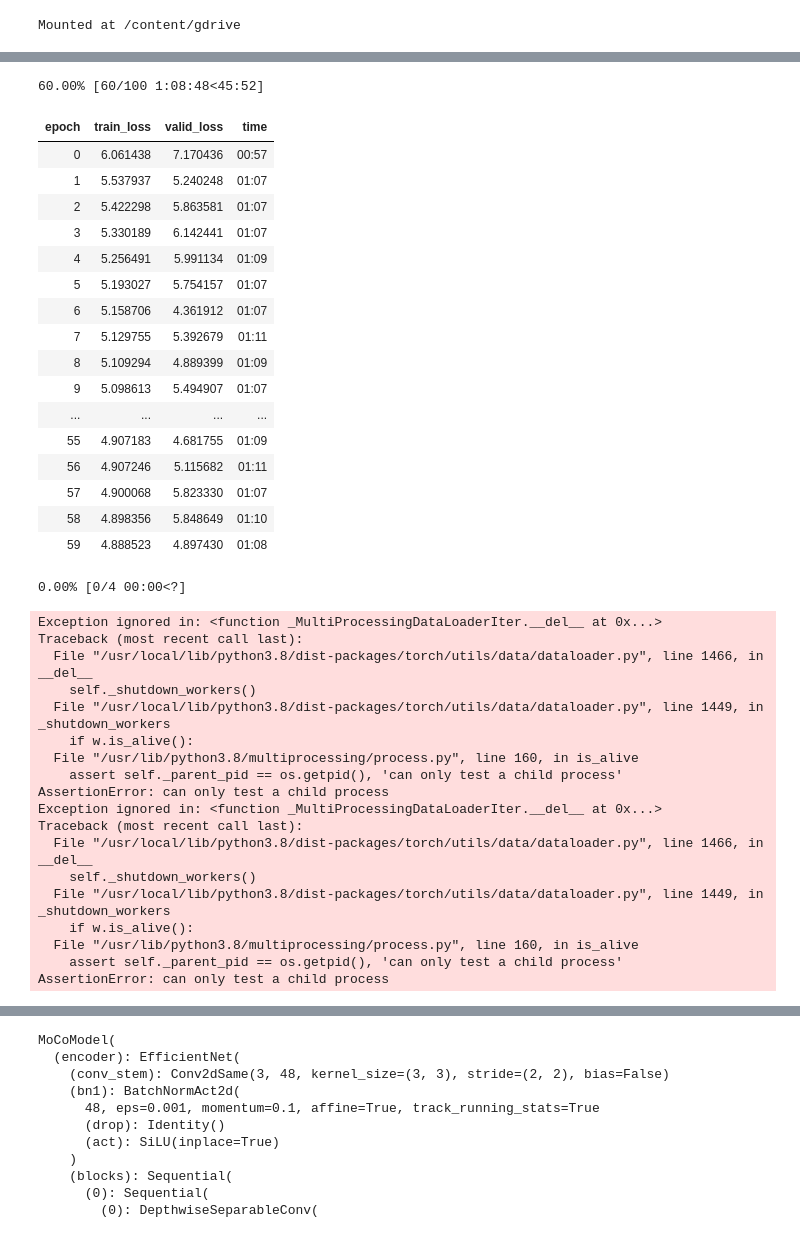
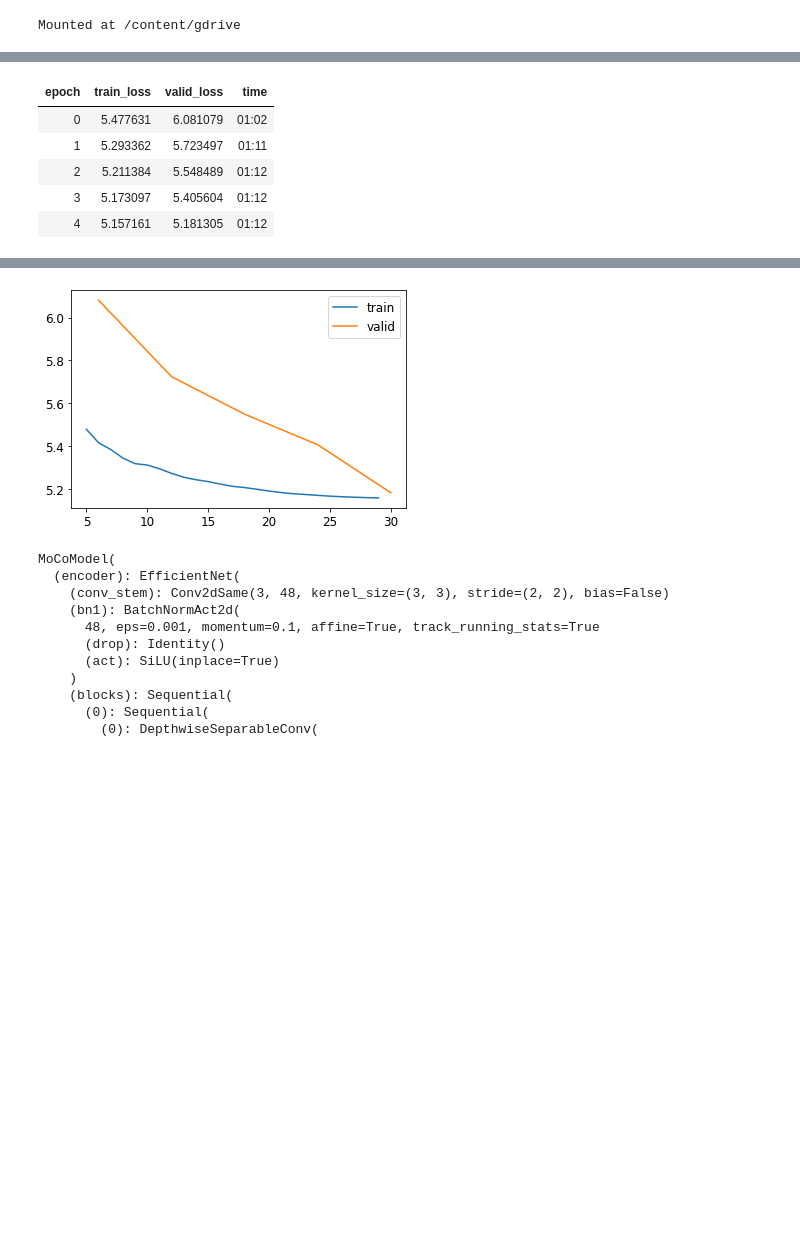
Before and after one commit to afortuny/DeepLearningProduction, a Jupyter notebook: Image_extractor.ipynb, the cells around one changed output, grey strips where cells are left out. Cells and saved outputs as stored; diff of their text form; code cells hidden in the pictures; blank space fills up the shorter version.

```diff
--- a/Image_extractor.ipynb
+++ b/Image_extractor.ipynb
@@ -83,44 +101,13 @@ from self_supervised.vision.moco import *
 # %%
 encoder = create_encoder("tf_efficientnet_b4_ns", n_in=3, pretrained=False) # a timm encoder
 model = create_moco_model(encoder, hidden_size=2048, projection_size=128)
 aug_pipelines = get_moco_aug_pipelines(size=size)
 learn = Learner(dls, model,loss_func=noop,cbs=[MOCO(aug_pipelines=aug_pipelines, K=128)])
-learn.fit_flat_cos(100, 1e-2)
+learn.fit_flat_cos(5, 1e-2)
 # %% [output]
-60.00% [60/100 1:08:48<45:52]
 | epoch | train_loss | valid_loss | time |
-| 0 | 6.061438 | 7.170436 | 00:57 |
-| 1 | 5.537937 | 5.240248 | 01:07 |
-| 2 | 5.422298 | 5.863581 | 01:07 |
-| 3 | 5.330189 | 6.142441 | 01:07 |
-| 4 | 5.256491 | 5.991134 | 01:09 |
-| 5 | 5.193027 | 5.754157 | 01:07 |
-| 6 | 5.158706 | 4.361912 | 01:07 |
-| 7 | 5.129755 | 5.392679 | 01:11 |
-| 8 | 5.109294 | 4.889399 | 01:09 |
-| 9 | 5.098613 | 5.494907 | 01:07 |
-| ... | ... | ... | ... |
-| 55 | 4.907183 | 4.681755 | 01:09 |
-| 56 | 4.907246 | 5.115682 | 01:11 |
-| 57 | 4.900068 | 5.823330 | 01:07 |
-| 58 | 4.898356 | 5.848649 | 01:10 |
-| 59 | 4.888523 | 4.897430 | 01:08 |
+| 0 | 5.477631 | 6.081079 | 01:02 |
+| 1 | 5.293362 | 5.723497 | 01:11 |
+| 2 | 5.211384 | 5.548489 | 01:12 |
+| 3 | 5.173097 | 5.405604 | 01:12 |
+| 4 | 5.157161 | 5.181305 | 01:12 |
-0.00% [0/4 00:00<?]
-Exception ignored in: <function _MultiProcessingDataLoaderIter.__del__ at 0x...>
-Traceback (most recent call last):
-  File "/usr/local/lib/python3.8/dist-packages/torch/utils/data/dataloader.py", line 1466, in __del__
-    self._shutdown_workers()
-  File "/usr/local/lib/python3.8/dist-packages/torch/utils/data/dataloader.py", line 1449, in _shutdown_workers
-    if w.is_alive():
-  File "/usr/lib/python3.8/multiprocessing/process.py", line 160, in is_alive
-    assert self._parent_pid == os.getpid(), 'can only test a child process'
-AssertionError: can only test a child process
-Exception ignored in: <function _MultiProcessingDataLoaderIter.__del__ at 0x...>
-Traceback (most recent call last):
-  File "/usr/local/lib/python3.8/dist-packages/torch/utils/data/dataloader.py", line 1466, in __del__
-    self._shutdown_workers()
-  File "/usr/local/lib/python3.8/dist-packages/torch/utils/data/dataloader.py", line 1449, in _shutdown_workers
-    if w.is_alive():
-  File "/usr/lib/python3.8/multiprocessing/process.py", line 160, in is_alive
-    assert self._parent_pid == os.getpid(), 'can only test a child process'
-AssertionError: can only test a child process
@@ -144,3 +114,7 @@ AssertionError: can only test a child process
+# %%
+learn.recorder.plot_loss()
+# %% [output]
+[figure, added]
 # %%
 class SaveFeatures():
     features=None
```
Also changed, not shown: parts of 20 cells of this notebook.
